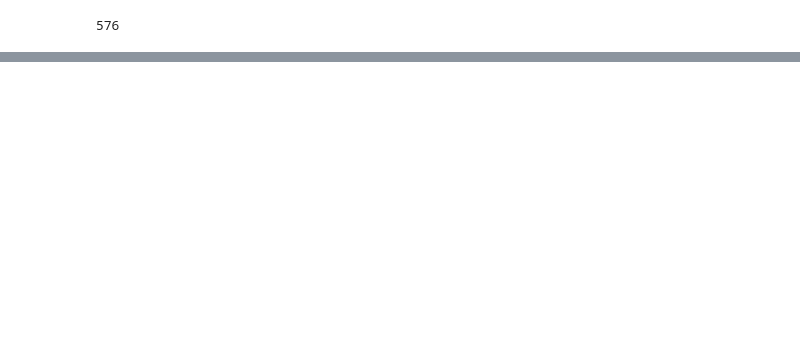
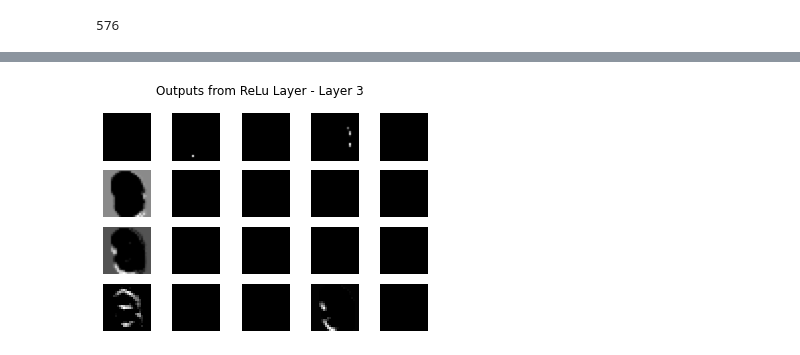
Before and after one commit to sjeastwood/cmpt412, a Jupyter notebook: project1/python/visualize.ipynb, the cells around one changed output, grey strips where cells are left out. Cells and saved outputs as stored; diff of their text form; code cells hidden in the pictures; blank space fills up the shorter version.

```diff
--- a/project1/python/visualize.ipynb
+++ b/project1/python/visualize.ipynb
@@ -86,0 +96,27 @@ plt.savefig(filename)
+# %%
+fig, ax = plt.subplots(4,5)
+
+data_size = output[2]['height'] * output[2]['width']
+start = 0
+end = 0
+#4x5 sub plot
+for row in range(4):
+    for col in range(5):
+
+        end = start + data_size
+
+        img_data = output[2]['data'][start:end]
+        img = np.reshape(img_data, (output[2]['height'],output[2]['width']), order='F')
+
+        ax[row,col].imshow(img.T, cmap='gray')
+        ax[row,col].set_axis_off()
+
+        start = end
+
+
+
+fig.suptitle("Outputs from ReLu Layer - Layer 3")
+filename = f"{resultsdir}/third_layer_outputs.png"
+plt.savefig(filename)
+# %% [output]
+[figure, added]
```
Also changed, not shown: parts of 6 cells of this notebook, 7 other files.
